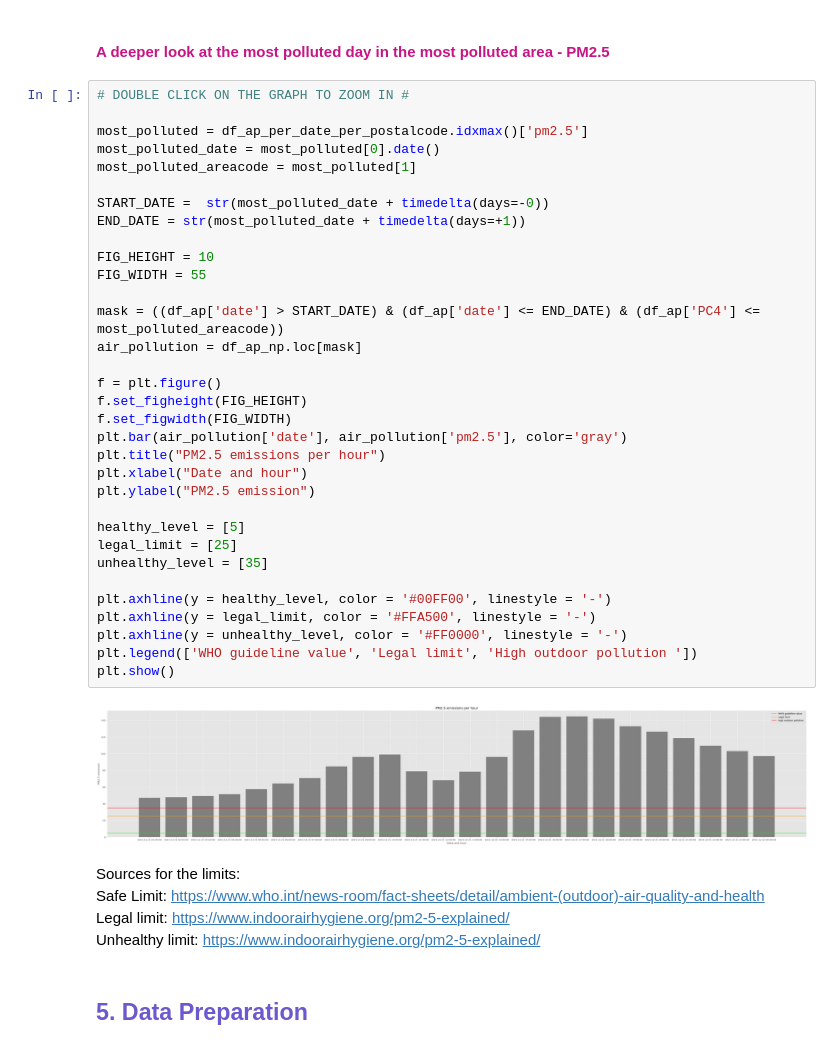
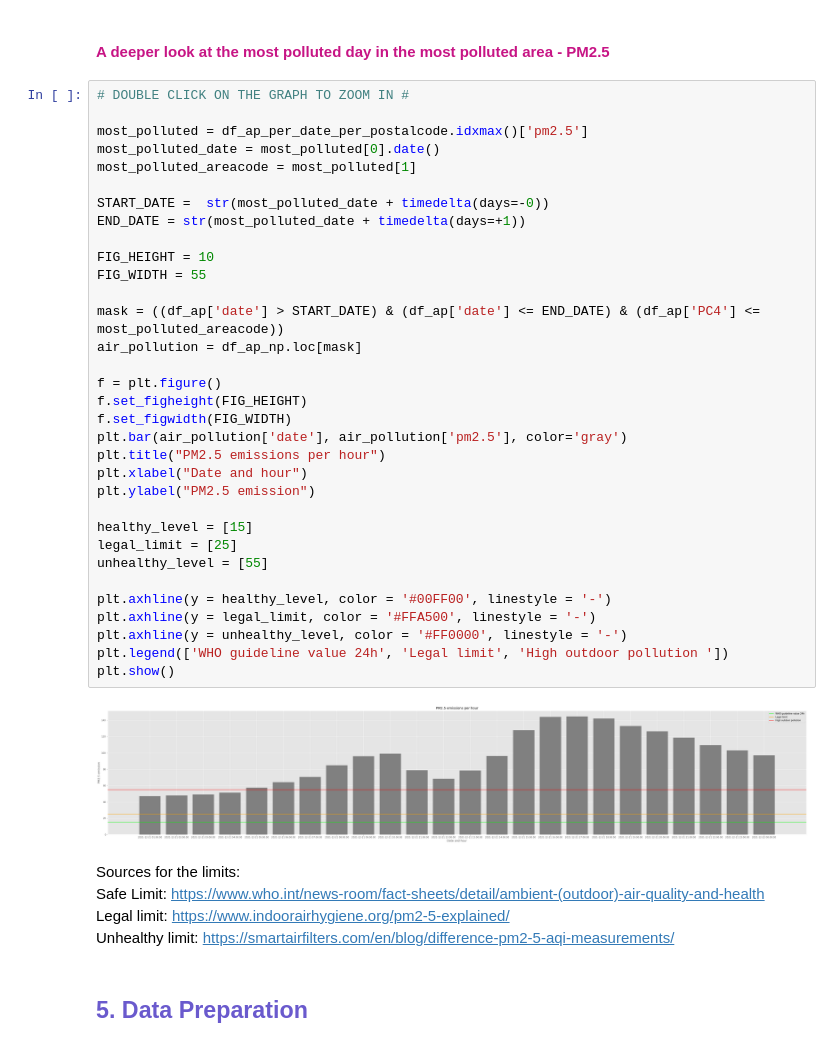
Before and after one commit to rawan-a-d/Air-Quality-Prediction, a Jupyter notebook: air_pollution.ipynb, the cells around one changed output. Cells and saved outputs as stored; diff of their text form.

Commit message:
requested pm2 value changes last plot

```diff
--- a/air_pollution.ipynb
+++ b/air_pollution.ipynb
@@ -353,42 +353,42 @@ for day in least_polluted_days:
 # DOUBLE CLICK ON THE GRAPH TO ZOOM IN #
 
 most_polluted = df_ap_per_date_per_postalcode.idxmax()['pm2.5']
 most_polluted_date = most_polluted[0].date()
 most_polluted_areacode = most_polluted[1]
 
 START_DATE =  str(most_polluted_date + timedelta(days=-0))
 END_DATE = str(most_polluted_date + timedelta(days=+1))
 
 FIG_HEIGHT = 10
 FIG_WIDTH = 55
 
 mask = ((df_ap['date'] > START_DATE) & (df_ap['date'] <= END_DATE) & (df_ap['PC4'] <= most_polluted_areacode))
 air_pollution = df_ap_np.loc[mask]
 
 f = plt.figure()
 f.set_figheight(FIG_HEIGHT)
 f.set_figwidth(FIG_WIDTH)
 plt.bar(air_pollution['date'], air_pollution['pm2.5'], color='gray')
 plt.title("PM2.5 emissions per hour")
 plt.xlabel("Date and hour")
 plt.ylabel("PM2.5 emission")
 
-healthy_level = [5]
+healthy_level = [15]
 legal_limit = [25]
-unhealthy_level = [35]
+unhealthy_level = [55]
 
 plt.axhline(y = healthy_level, color = '#00FF00', linestyle = '-')
 plt.axhline(y = legal_limit, color = '#FFA500', linestyle = '-')
 plt.axhline(y = unhealthy_level, color = '#FF0000', linestyle = '-')
-plt.legend(['WHO guideline value', 'Legal limit', 'High outdoor pollution '])
+plt.legend(['WHO guideline value 24h', 'Legal limit', 'High outdoor pollution '])
 plt.show()
 # %% [output]
-[figure, old version]
+[figure, new version]
 # %% [markdown]
 Sources for the limits: <br>
 Safe Limit: https://www.who.int/news-room/fact-sheets/detail/ambient-(outdoor)-air-quality-and-health<br>
 Legal limit: https://www.indoorairhygiene.org/pm2-5-explained/ <br>
-Unhealthy limit: https://www.indoorairhygiene.org/pm2-5-explained/<br>
+Unhealthy limit: https://smartairfilters.com/en/blog/difference-pm2-5-aqi-measurements/<br>
 # %% [markdown]
 <h2><font color=slateblue> 5. Data Preparation </font></h2>
 # %% [markdown]
```
